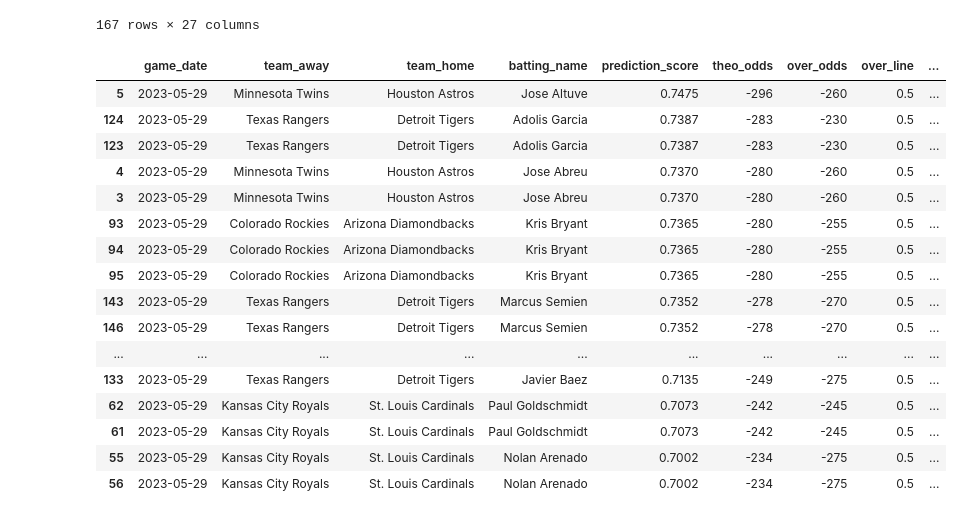
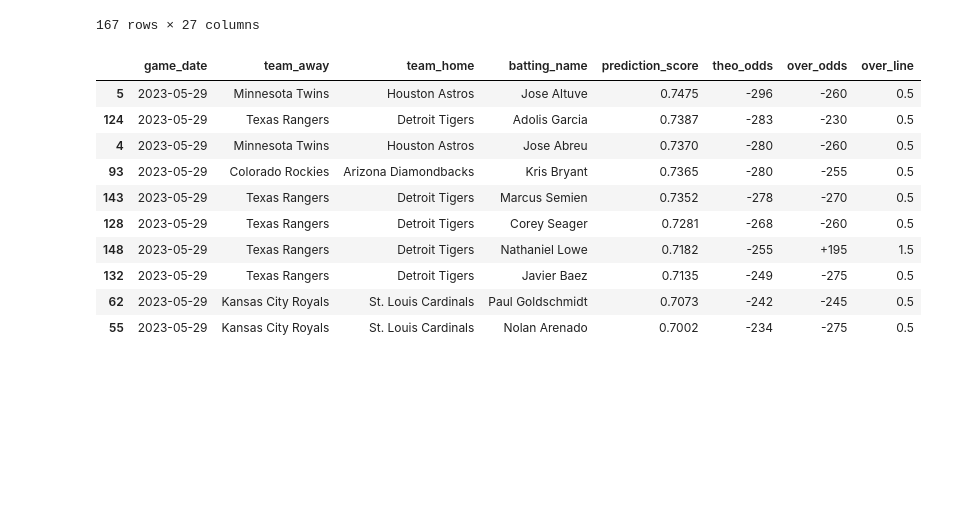
Before and after one commit to sculd/mlb-props, a Jupyter notebook: sandbox_live_bet.ipynb, the cells around one changed output. Drawn from its saved outputs; the diff is of its cells as text; code cells hidden in the pictures; blank space fills up the shorter version.

Commit message:
sandbox live bet

```diff
--- a/sandbox_live_bet.ipynb
+++ b/sandbox_live_bet.ipynb
@@ -92,23 +92,17 @@ df_live_prediction_odds
 # %%
 score_threshold = 0.70
 df_live_prediction_odds_ = df_live_prediction_odds.reset_index()
-confident_df_live_prediction_odds = df_live_prediction_odds_[(df_live_prediction_odds_["prediction_score"] >= score_threshold) & (df_live_prediction_odds_["prediction_label"] == 1)].sort_values(by = "prediction_score", ascending = False)
-confident_df_live_prediction_odds[['game_date', 'team_away', 'team_home', 'batting_name', "prediction_score", "theo_odds", 'over_odds', 'over_line', 'under_odds', 'under_line']]
+confident_df_live_prediction_odds = df_live_prediction_odds_[(df_live_prediction_odds_["prediction_score"] >= score_threshold) & (df_live_prediction_odds_["prediction_label"] == 1)].sort_values(by = "prediction_score", ascending = False).drop_duplicates("batting_name")
+confident_df_live_prediction_odds[['game_date', 'team_away', 'team_home', 'batting_name', "prediction_score", "theo_odds", 'over_odds', 'over_line']]
 # %% [output]
-|  | game_date | team_away | team_home | batting_name | prediction_score | theo_odds | over_odds | over_line | ... |
-| 5 | 2023-05-29 | Minnesota Twins | Houston Astros | Jose Altuve | 0.7475 | -296 | -260 | 0.5 | ... |
-| 124 | 2023-05-29 | Texas Rangers | Detroit Tigers | Adolis Garcia | 0.7387 | -283 | -230 | 0.5 | ... |
-| 123 | 2023-05-29 | Texas Rangers | Detroit Tigers | Adolis Garcia | 0.7387 | -283 | -230 | 0.5 | ... |
-| 4 | 2023-05-29 | Minnesota Twins | Houston Astros | Jose Abreu | 0.7370 | -280 | -260 | 0.5 | ... |
-| 3 | 2023-05-29 | Minnesota Twins | Houston Astros | Jose Abreu | 0.7370 | -280 | -260 | 0.5 | ... |
-| 93 | 2023-05-29 | Colorado Rockies | Arizona Diamondbacks | Kris Bryant | 0.7365 | -280 | -255 | 0.5 | ... |
-| 94 | 2023-05-29 | Colorado Rockies | Arizona Diamondbacks | Kris Bryant | 0.7365 | -280 | -255 | 0.5 | ... |
-| 95 | 2023-05-29 | Colorado Rockies | Arizona Diamondbacks | Kris Bryant | 0.7365 | -280 | -255 | 0.5 | ... |
-| 143 | 2023-05-29 | Texas Rangers | Detroit Tigers | Marcus Semien | 0.7352 | -278 | -270 | 0.5 | ... |
-| 146 | 2023-05-29 | Texas Rangers | Detroit Tigers | Marcus Semien | 0.7352 | -278 | -270 | 0.5 | ... |
-| ... | ... | ... | ... | ... | ... | ... | ... | ... | ... |
-| 133 | 2023-05-29 | Texas Rangers | Detroit Tigers | Javier Baez | 0.7135 | -249 | -275 | 0.5 | ... |
-| 62 | 2023-05-29 | Kansas City Royals | St. Louis Cardinals | Paul Goldschmidt | 0.7073 | -242 | -245 | 0.5 | ... |
-| 61 | 2023-05-29 | Kansas City Royals | St. Louis Cardinals | Paul Goldschmidt | 0.7073 | -242 | -245 | 0.5 | ... |
-| 55 | 2023-05-29 | Kansas City Royals | St. Louis Cardinals | Nolan Arenado | 0.7002 | -234 | -275 | 0.5 | ... |
-| 56 | 2023-05-29 | Kansas City Royals | St. Louis Cardinals | Nolan Arenado | 0.7002 | -234 | -275 | 0.5 | ... |
+|  | game_date | team_away | team_home | batting_name | prediction_score | theo_odds | over_odds | over_line |
+| 5 | 2023-05-29 | Minnesota Twins | Houston Astros | Jose Altuve | 0.7475 | -296 | -260 | 0.5 |
+| 124 | 2023-05-29 | Texas Rangers | Detroit Tigers | Adolis Garcia | 0.7387 | -283 | -230 | 0.5 |
+| 4 | 2023-05-29 | Minnesota Twins | Houston Astros | Jose Abreu | 0.7370 | -280 | -260 | 0.5 |
+| 93 | 2023-05-29 | Colorado Rockies | Arizona Diamondbacks | Kris Bryant | 0.7365 | -280 | -255 | 0.5 |
+| 143 | 2023-05-29 | Texas Rangers | Detroit Tigers | Marcus Semien | 0.7352 | -278 | -270 | 0.5 |
+| 128 | 2023-05-29 | Texas Rangers | Detroit Tigers | Corey Seager | 0.7281 | -268 | -260 | 0.5 |
+| 148 | 2023-05-29 | Texas Rangers | Detroit Tigers | Nathaniel Lowe | 0.7182 | -255 | +195 | 1.5 |
+| 132 | 2023-05-29 | Texas Rangers | Detroit Tigers | Javier Baez | 0.7135 | -249 | -275 | 0.5 |
+| 62 | 2023-05-29 | Kansas City Royals | St. Louis Cardinals | Paul Goldschmidt | 0.7073 | -242 | -245 | 0.5 |
+| 55 | 2023-05-29 | Kansas City Royals | St. Louis Cardinals | Nolan Arenado | 0.7002 | -234 | -275 | 0.5 |
```
